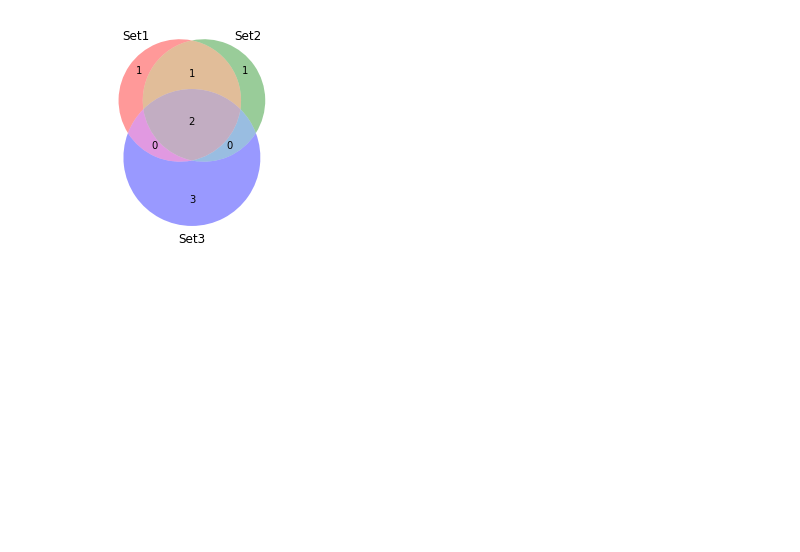
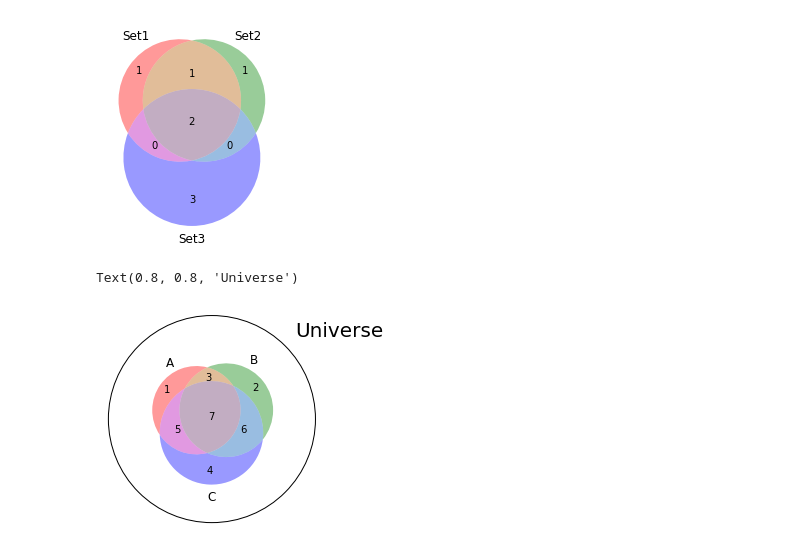
Before and after one commit to broepke/UCSanDiegoX, a Jupyter notebook: Prob-and-Stats/Topic2-Sets/venn_diagrams.ipynb, the cells around one changed output. Saved outputs shown, nothing was run; the diff lists cells and outputs as text; code cells hidden in the pictures; blank space fills up the shorter version.

```diff
--- a/Prob-and-Stats/Topic2-Sets/venn_diagrams.ipynb
+++ b/Prob-and-Stats/Topic2-Sets/venn_diagrams.ipynb
@@ -60,3 +60,16 @@ venn3([set1, set2, set3], ('Set1', 'Set2', 'Set3'))
 plt.show()
 # %% [output]
 [figure]
+# %%
+from matplotlib_venn import venn3
+from matplotlib import pyplot as plt
+venn3((1,2,3,4,5,6,7))
+
+from matplotlib.patches import Circle
+plt.gca().add_patch(Circle([0,0], 1, fill=False, ec='k'))
+plt.xlim(-1.05,1.05)
+plt.ylim(-1.05,1.05)
+plt.text(0.8, 0.8, 'Universe', fontsize=20)
+# %% [output]
+Text(0.8, 0.8, 'Universe')
+[figure, added]
```
Also changed, not shown: 4 other files.
